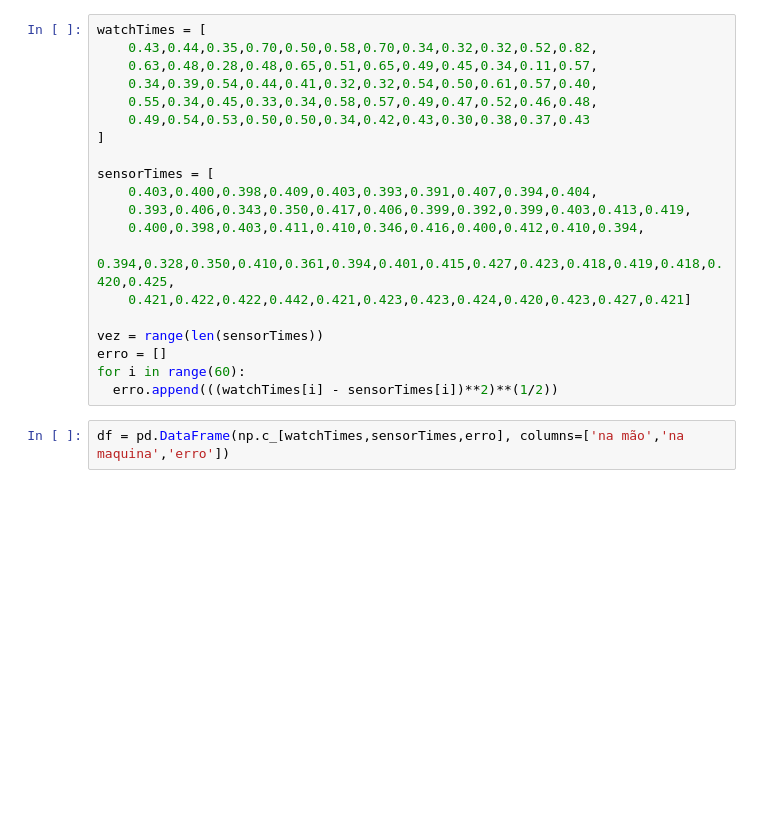
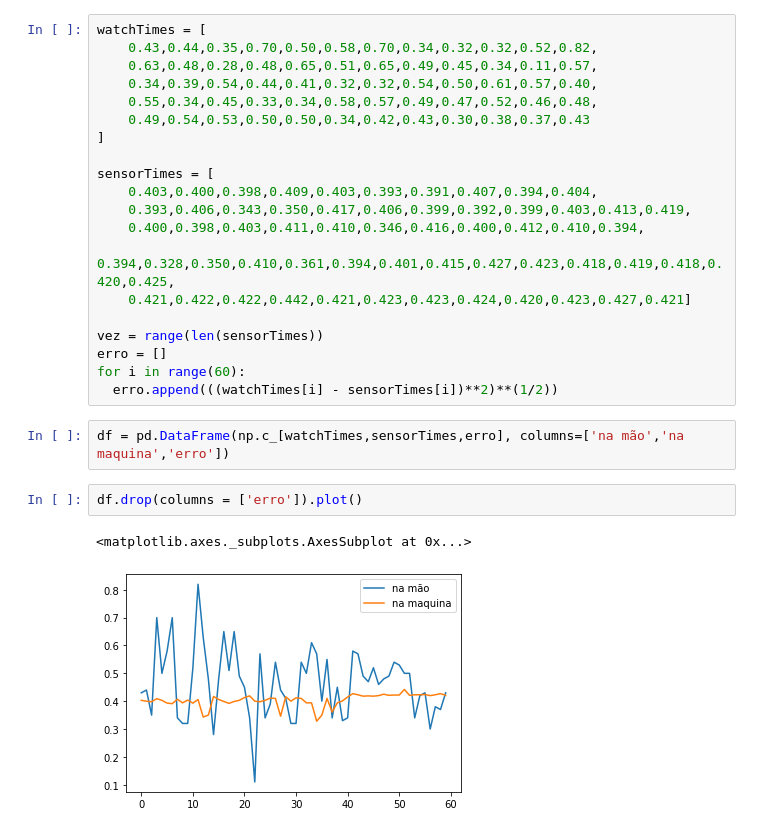
Before and after one commit to luisArthurRodriguesDaSilva/trabalhos-UERJ-analise-de-dados, a Jupyter notebook: experimento_queda_livre.ipynb, the cells around one changed output. Drawn from its saved outputs; the diff is of its cells as text; blank space fills up the shorter version.

```diff
--- a/experimento_queda_livre.ipynb
+++ b/experimento_queda_livre.ipynb
@@ -26,4 +26,9 @@ for i in range(60):
   erro.append(((watchTimes[i] - sensorTimes[i])**2)**(1/2))
 # %%
 df = pd.DataFrame(np.c_[watchTimes,sensorTimes,erro], columns=['na mão','na maquina','erro'])
+# %%
+df.drop(columns = ['erro']).plot()
+# %% [output]
+<matplotlib.axes._subplots.AxesSubplot at 0x...>
+[figure, added]
 # %%
```
Also changed, not shown: parts of 7 cells of this notebook.
